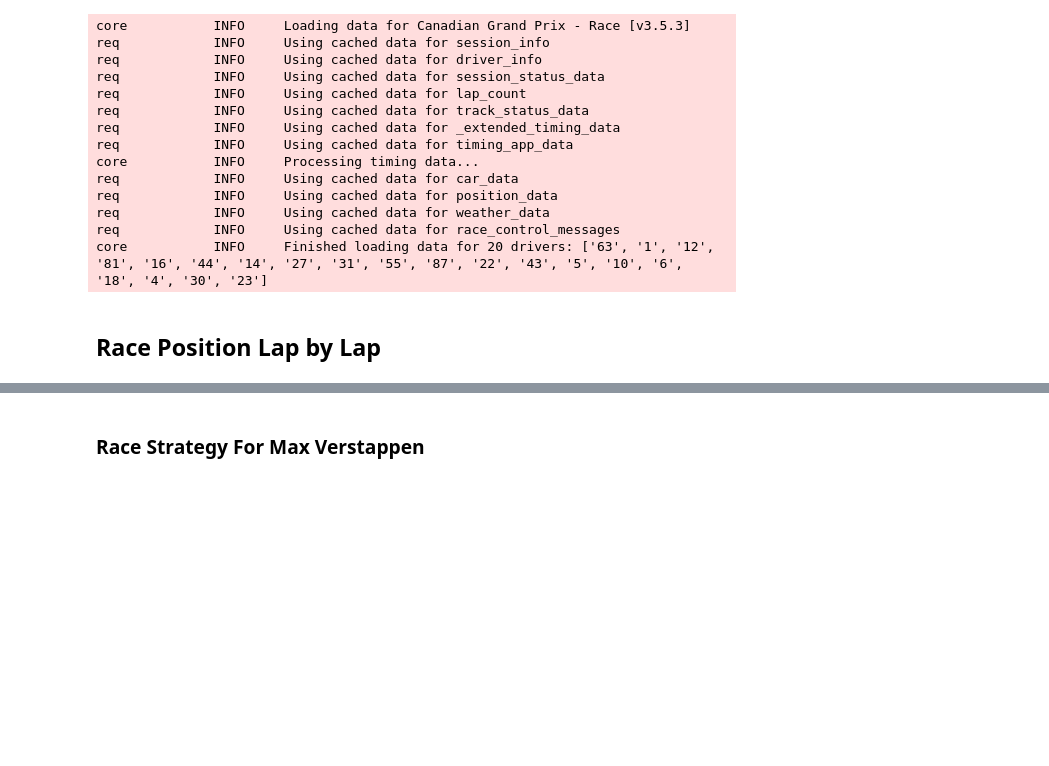
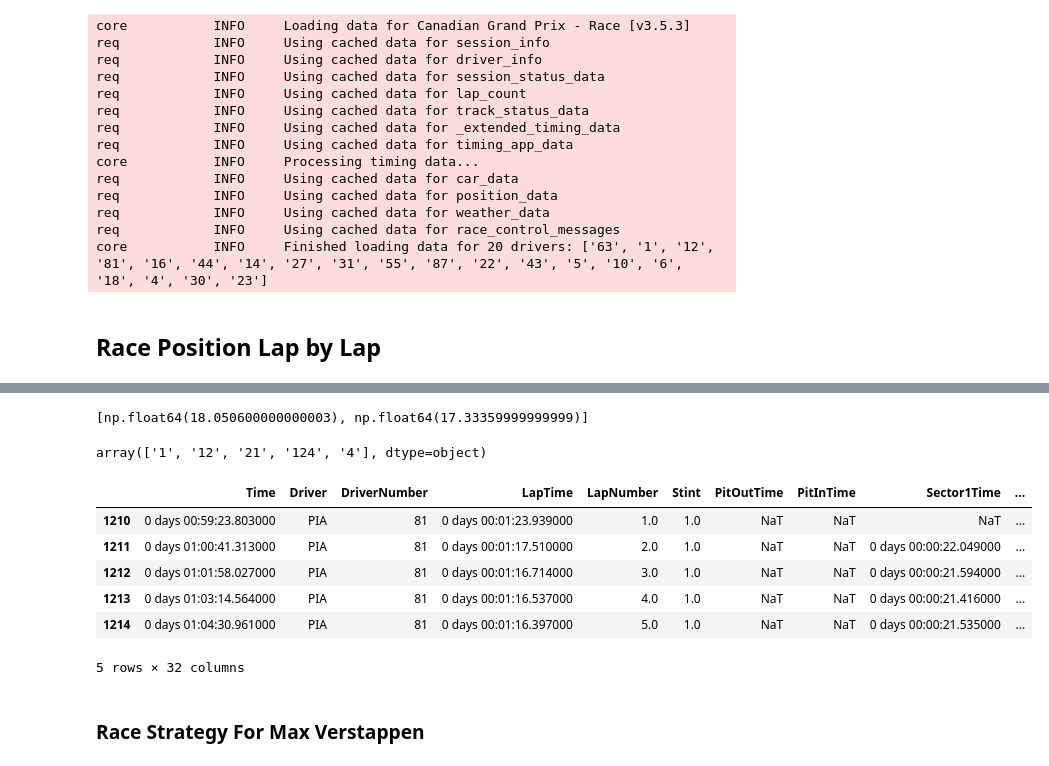
Before and after one commit to SumanGouda/EDA, a Jupyter notebook: STREAMLIT & PANEL/F1 RACE ANALYSIS PROJECTS/F1 Candian GP 2025/F1 Canadian GP 2025 .ipynb, the cells around one changed output, grey strips where cells are left out. Drawn from its saved outputs; the diff is of its cells as text; code cells hidden in the pictures; blank space fills up the shorter version.

Commit message:
added the pit time delta

```diff
--- a/STREAMLIT & PANEL/F1 RACE ANALYSIS PROJECTS/F1 Candian GP 2025/F1 Canadian GP 2025 .ipynb
+++ b/STREAMLIT & PANEL/F1 RACE ANALYSIS PROJECTS/F1 Candian GP 2025/F1 Canadian GP 2025 .ipynb
@@ -670,3 +748,42 @@ else:
+# %%
+drv_data = df.pick_driver('PIA')
+drv_data['Seconds'] = pd.to_timedelta(drv_data['LapTime']).dt.total_seconds()
+pit_out_lap = drv_data[(drv_data['PitOutTime'].notna()) & (drv_data['TyreLife'] == 1)]['LapNumber'].tolist()
+time = []
+for lap in pit_out_lap:
+    pit_out_lap_time = drv_data[drv_data['LapNumber'] == lap]['Seconds'].values[0]
+    pit_in_lap_time = drv_data[drv_data['LapNumber'] == lap - 1]['Seconds'].values[0]
+
+    green_flag_lap = drv_data[(drv_data['TrackStatus'].astype(int) == 1) & (drv_data['PitInTime'].isna())]['LapNumber'].tolist()
+
+    lap_diffs = [(laps, abs(lap - laps)) for laps in green_flag_lap]
+    top_5_laps_only = [laps for laps, _ in sorted(lap_diffs, key=lambda x: x[1])[:5]]
+
+    avg_lap_time_old_tyre = drv_data[drv_data['LapNumber'].isin(top_5_laps_only)]['Seconds'].mean()
+    time_lost_by_pit = (pit_out_lap_time + pit_in_lap_time) - avg_lap_time_old_tyre*2
+
+    time.append(time_lost_by_pit)  # Calculate total pit stop time lost
+
+time
+# %% [output]
+[np.float64(18.050600000000003), np.float64(17.33359999999999)]
+# %%
+drv_data['TrackStatus'].unique()
+# %% [output]
+array(['1', '12', '21', '124', '4'], dtype=object)
+# %%
+drv = df.pick_driver('PIA')
+drv['Seconds'] = pd.to_timedelta(drv['LapTime']).dt.total_seconds()
+drv_tel = drv.get_telemetry().add_distance()
+drv.head()
+# %% [output]
+|  | Time | Driver | DriverNumber | LapTime | LapNumber | Stint | PitOutTime | PitInTime | Sector1Time | ... |
+| 1210 | 0 days 00:59:23.803000 | PIA | 81 | 0 days 00:01:23.939000 | 1.0 | 1.0 | NaT | NaT | NaT | ... |
+| 1211 | 0 days 01:00:41.313000 | PIA | 81 | 0 days 00:01:17.510000 | 2.0 | 1.0 | NaT | NaT | 0 days 00:00:22.049000 | ... |
+| 1212 | 0 days 01:01:58.027000 | PIA | 81 | 0 days 00:01:16.714000 | 3.0 | 1.0 | NaT | NaT | 0 days 00:00:21.594000 | ... |
+| 1213 | 0 days 01:03:14.564000 | PIA | 81 | 0 days 00:01:16.537000 | 4.0 | 1.0 | NaT | NaT | 0 days 00:00:21.416000 | ... |
+| 1214 | 0 days 01:04:30.961000 | PIA | 81 | 0 days 00:01:16.397000 | 5.0 | 1.0 | NaT | NaT | 0 days 00:00:21.535000 | ... |
+5 rows × 32 columns
 # %% [markdown]
 ### Race Strategy For Max Verstappen
 # %%
```
Also changed, not shown: parts of 2 cells of this notebook.
